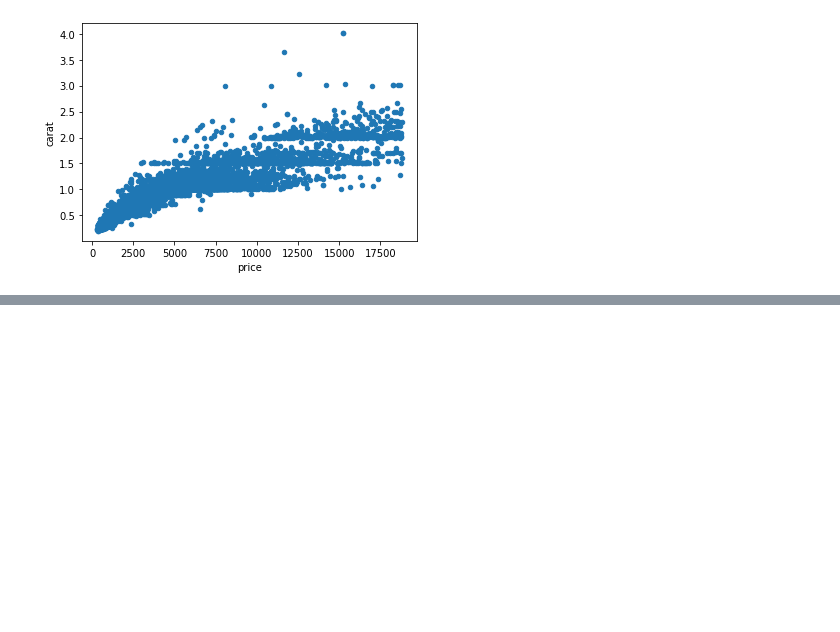
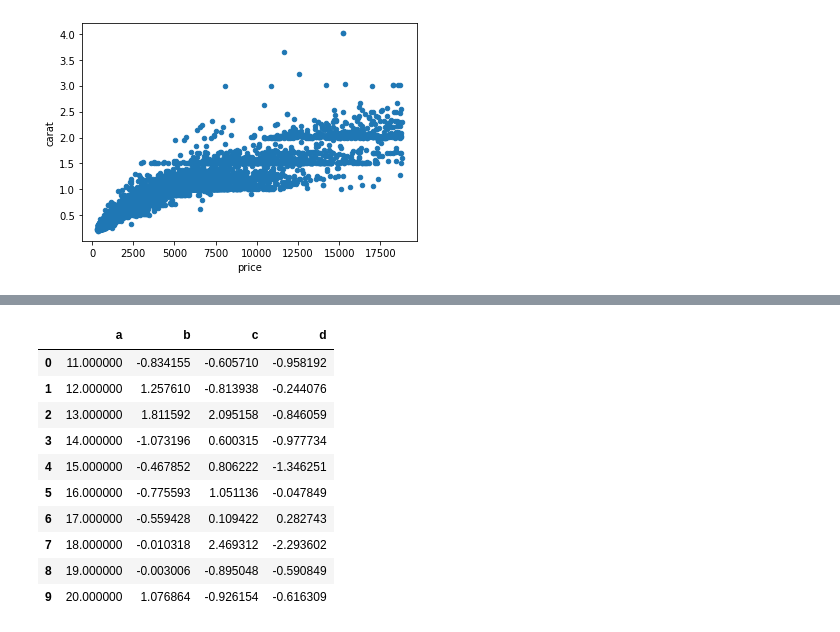
Before and after one commit to BexTuychiev/tricking-data-science, a Jupyter notebook: data_manipulation/pandas_global.ipynb, the cells around one changed output, grey strips where cells are left out. Cells and saved outputs as stored; diff of their text form; code cells hidden in the pictures; blank space fills up the shorter version.

Commit message:
trıck: Stlyıng Pandas dataframes

```diff
--- a/data_manipulation/pandas_global.ipynb
+++ b/data_manipulation/pandas_global.ipynb
@@ -34,0 +50,49 @@ fig.show()
+# %%
+import pandas as pd
+
+# df = pd.read_csv("data.csv")
+
+
+def red_black(val):
+    """
+    Return a CSS property for color.
+    Red for negative, black for positive
+    """
+    color = "red" if val < 0 else "white"
+    return f"color: {color}"
+
+
+df.style.applymap(red_black)
+# %%
+import pandas as pd
+
+df = pd.DataFrame({"a": np.linspace(11, 20, 10)})
+df = pd.concat([df, pd.DataFrame(np.random.randn(10, 3), columns=list("bcd"))], axis=1)
+# %%
+import pandas as pd
+
+# df = pd.read_csv("data.csv")
+
+
+def red_black(val):
+    """
+    Return a CSS property for color.
+    Red for negative, black for positive
+    """
+    color = "red" if val < 0 else "white"
+    return f"color: {color}"
+
+
+df.style.applymap(red_black)
+# %% [output]
+|  | a | b | c | d |
+| 0 | 11.000000 | -0.834155 | -0.605710 | -0.958192 |
+| 1 | 12.000000 | 1.257610 | -0.813938 | -0.244076 |
+| 2 | 13.000000 | 1.811592 | 2.095158 | -0.846059 |
+| 3 | 14.000000 | -1.073196 | 0.600315 | -0.977734 |
+| 4 | 15.000000 | -0.467852 | 0.806222 | -1.346251 |
+| 5 | 16.000000 | -0.775593 | 1.051136 | -0.047849 |
+| 6 | 17.000000 | -0.559428 | 0.109422 | 0.282743 |
+| 7 | 18.000000 | -0.010318 | 2.469312 | -2.293602 |
+| 8 | 19.000000 | -0.003006 | -0.895048 | -0.590849 |
+| 9 | 20.000000 | 1.076864 | -0.926154 | -0.616309 |
```
Also changed, not shown: parts of 6 cells of this notebook, 3 other files.
